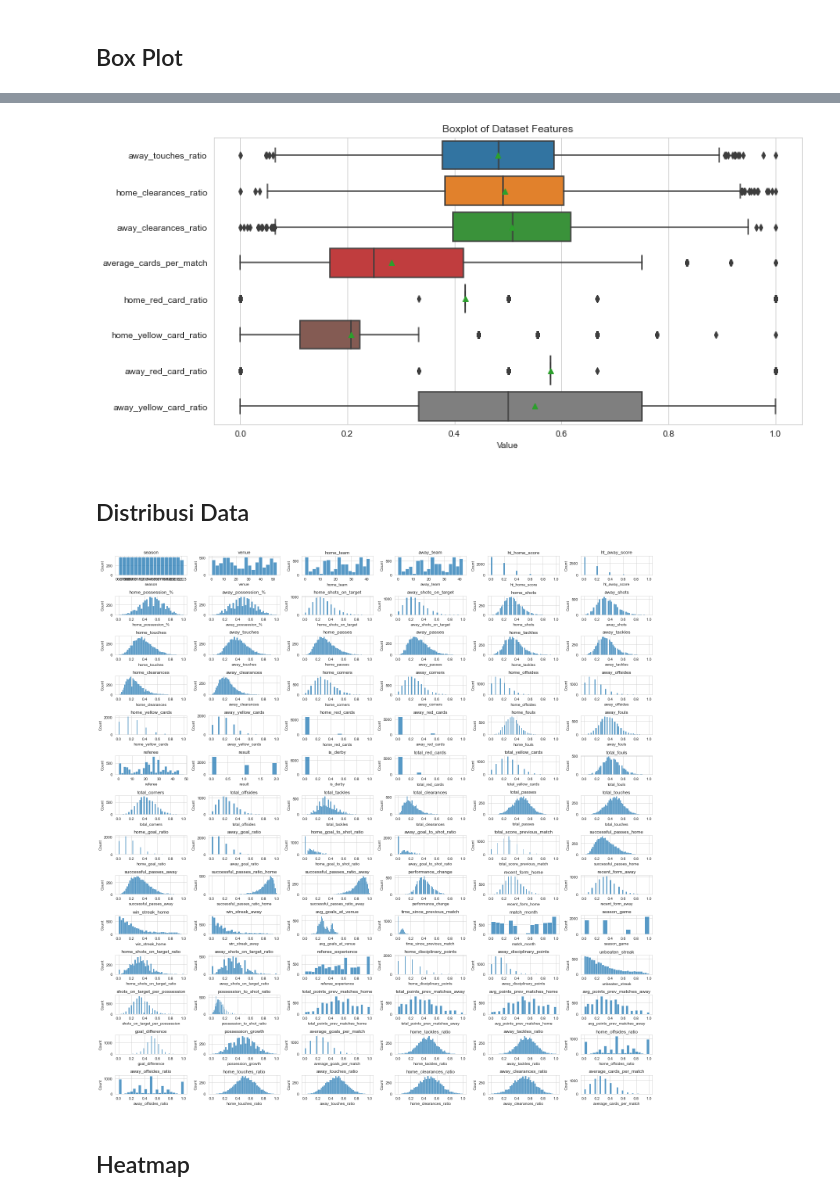
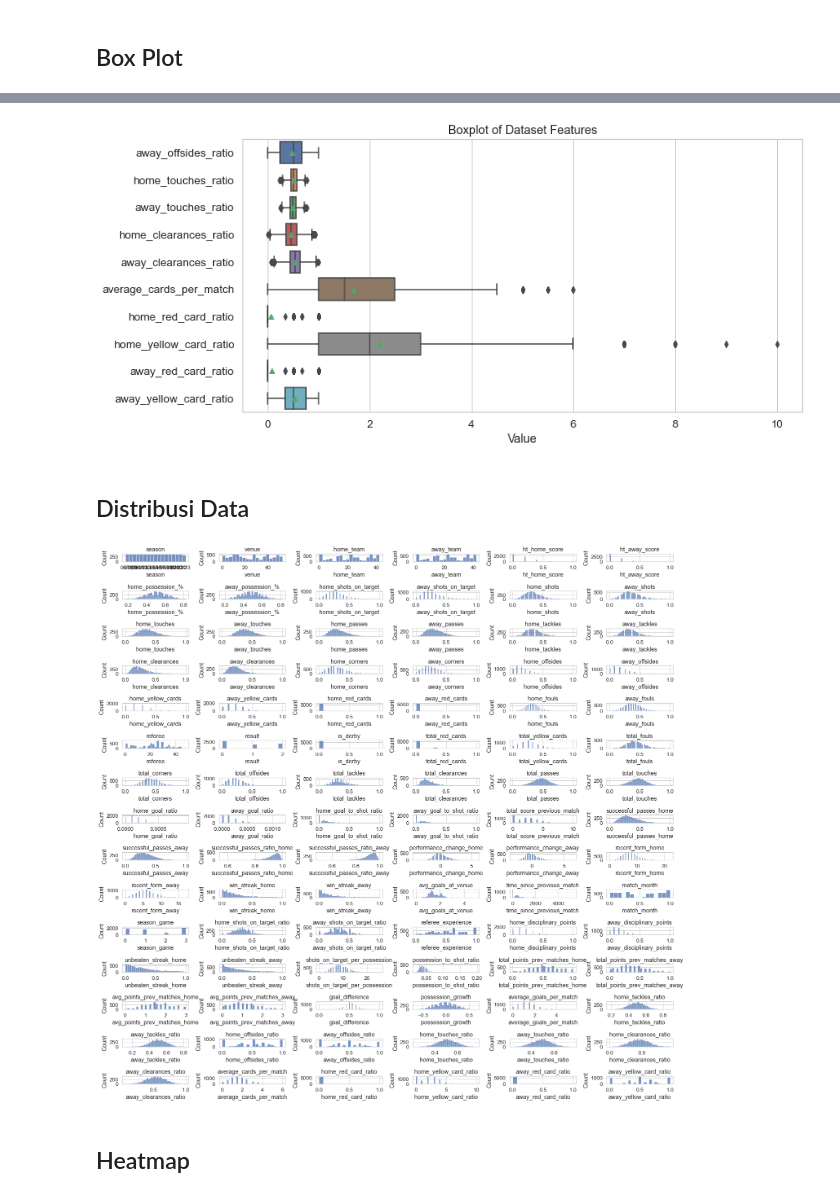
Before and after one commit to TheOX027/Premier-League-2022-2023-Streamlit-App, a Jupyter notebook: predict_matches.ipynb, the cells around one changed output, grey strips where cells are left out. Cells and saved outputs as stored; diff of their text form; code cells hidden in the pictures.

```diff
--- a/predict_matches.ipynb
+++ b/predict_matches.ipynb
@@ -189,7 +189,8 @@ df['successful_passes_ratio_home'] = df['successful_passes_home'] / df['home_pas
 df['successful_passes_ratio_away'] = df['successful_passes_away'] / df['away_passes']
 
 # Performance Improvement/Deterioration
-df['performance_change'] = df['home_score'] - df.groupby('home_team')['home_score'].rolling(window=5, min_periods=1).mean().reset_index(0, drop=True)
+df['performance_change_home'] = df['home_score'] - df.groupby('home_team')['home_score'].rolling(window=5, min_periods=1).mean().reset_index(0, drop=True)
+df['performance_change_away'] = df['away_score'] - df.groupby('away_team')['away_score'].rolling(window=5, min_periods=1).mean().reset_index(0, drop=True)
 # %%
 # Recent Form (Win, Draw, Loss)
 df['recent_form_home'] = df['home_score'].rolling(window=5, min_periods=1).sum().reset_index(0, drop=True)
@@ -236,7 +237,8 @@ df['home_disciplinary_points'] = (df['home_yellow_cards'] * 1) + (df['home_red_c
 df['away_disciplinary_points'] = (df['away_yellow_cards'] * 1) + (df['away_red_cards'] * 3)
 
 # Unbeaten Streak
-df['unbeaten_streak'] = (df['home_score'] >= df['away_score']).groupby(df['home_team']).cumsum()
+df['unbeaten_streak_home'] = (df['home_score'] >= df['away_score']).groupby(df['home_team']).cumsum()
+df['unbeaten_streak_away'] = (df['home_score'] <= df['away_score']).groupby(df['away_team']).cumsum()
 
 # SoT per Possession
 df['shots_on_target_per_possession'] = (df['home_shots_on_target'] + df['away_shots_on_target']) / (df['home_possession_%'] + df['away_possession_%'])
@@ -390,8 +392,8 @@ df_for_app_py = df.copy()
 from sklearn.preprocessing import MinMaxScaler
 
 # Menentukan kolom-kolom yang akan di-MinMax Scaling
-columns_to_scale = df.select_dtypes(include=['int32', 'int64', 'float64']).columns
-columns_to_scale = columns_to_scale.drop(['home_team', 'away_team', 'referee', 'result', 'venue'])
+columns_to_scale = df.select_dtypes(include=['int64']).columns
+columns_to_scale = columns_to_scale.drop(['result'])
 
 # Melakukan Min-Max Scaling pada kolom-kolom tersebut
 scaler = MinMaxScaler()
@@ -475,6 +468,6 @@ dtypes: float64(28)
 memory usage: 1.4 MB
 # %%
-df.fillna(df.mean(), inplace=True)
+df.fillna(0, inplace=True)
 # %% [markdown]
 ## Box Plot
 # %%
@@ -522,31 +515,31 @@ plot_box(data = df.iloc[:, 80:],
          labels = df.iloc[:, 80:].columns.tolist(),
          title='Boxplot of Dataset Features')
 # %% [output]
-[figure, old version]
+[figure, new version]
 # %% [markdown]
 ## Distribusi Data
 # %%
 data = df.iloc[:, :]
 
-rows = 14
+rows = 16
 cols = 6
 
 fig, axes = plt.subplots(rows, cols, figsize=(20, 20))
 
 # Melakukan flatten pada axes supaya mempermudah iterasi
 axes = axes.flatten()
 
 for i, ax in enumerate(axes):
     if i < len(data.columns):
         sns.histplot(data=data, x=data.columns[i], ax=ax)
         ax.set_title(data.columns[i])
     else:
         ax.set_visible(False)
 
 plt.tight_layout()
 plt.show()
 # %% [output]
-[figure, old version]
+[figure, new version]
 # %% [markdown]
 ## Heatmap
 # %%
```
Also changed, not shown: parts of 33 cells of this notebook.
